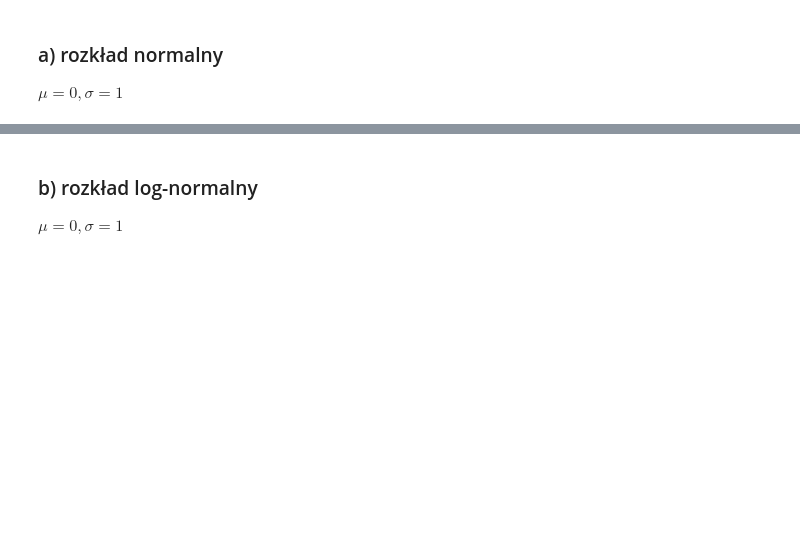
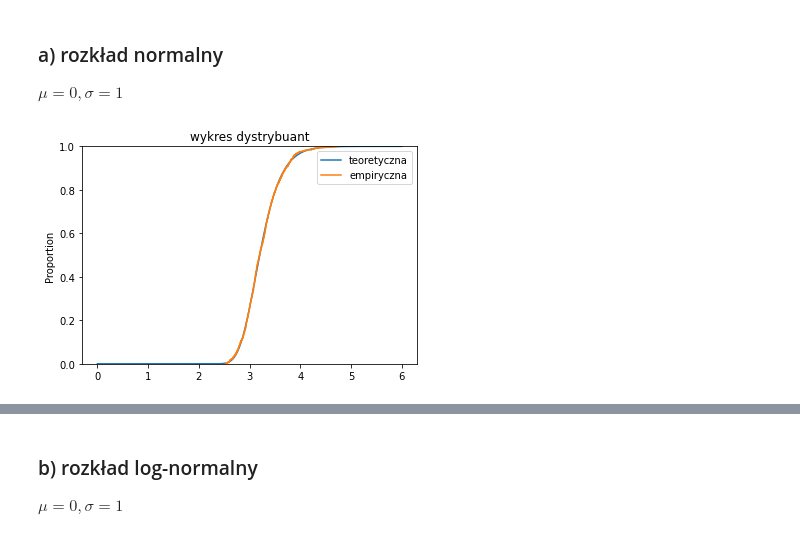
Before and after one commit to MariaNowacka/4-semestr, a Jupyter notebook: statystyka/mariaa.ipynb, the cells around one changed output, grey strips where cells are left out. Cells and saved outputs as stored; diff of their text form; code cells hidden in the pictures; blank space fills up the shorter version.

```diff
--- a/statystyka/mariaa.ipynb
+++ b/statystyka/mariaa.ipynb
@@ -61,6 +72,3 @@ for i in range(mc):
 # %%
-def fu(u):
-    return n*norm.cdf((u - mi)/sigma)**n/(np.sqrt(2*np.pi)*sigma)*np.exp()
+def Fu(u, n=1000):
+    return norm.cdf((u-mi)/sigma)**n
-# %%
-def Fu(u):
-    return norm.cdf((u-mi)/sigma)**n
@@ -66,0 +88,10 @@ def Fu(u):
+# %%
+xs = np.linspace(0,6, 1000)
+ys = sorted([Fu(x) for x in xs])
+plt.plot(xs, ys, label= 'teoretyczna')
+sns.ecdfplot(data = Us, label = 'empiryczna')
+plt.legend()
+plt.title('wykres dystrybuant')
+plt.show()
+# %% [output]
+[figure, added]
```
Also changed, not shown: parts of 20 cells of this notebook.
